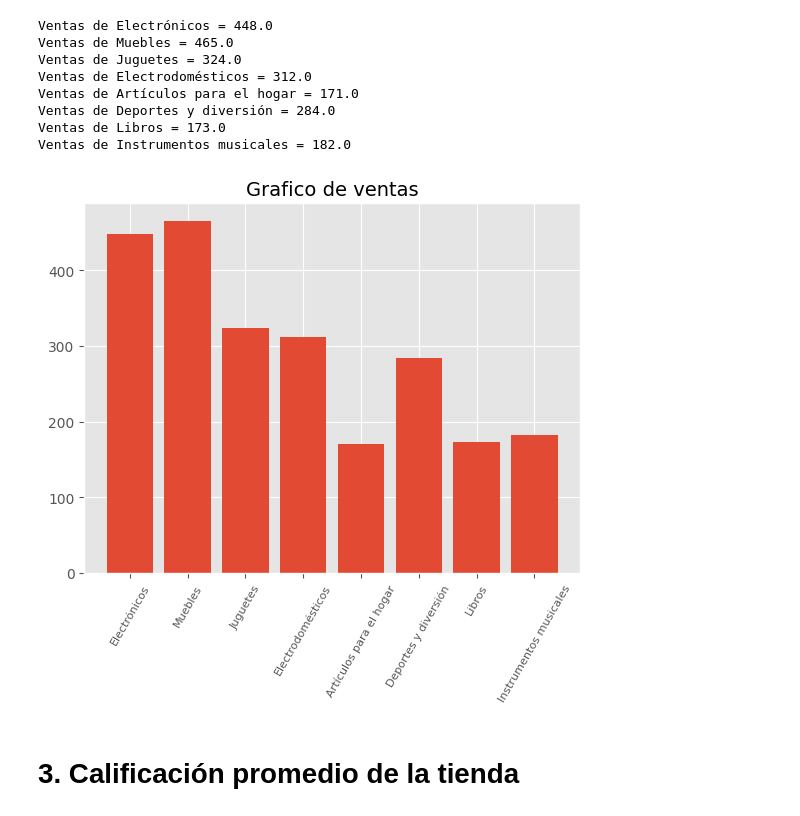
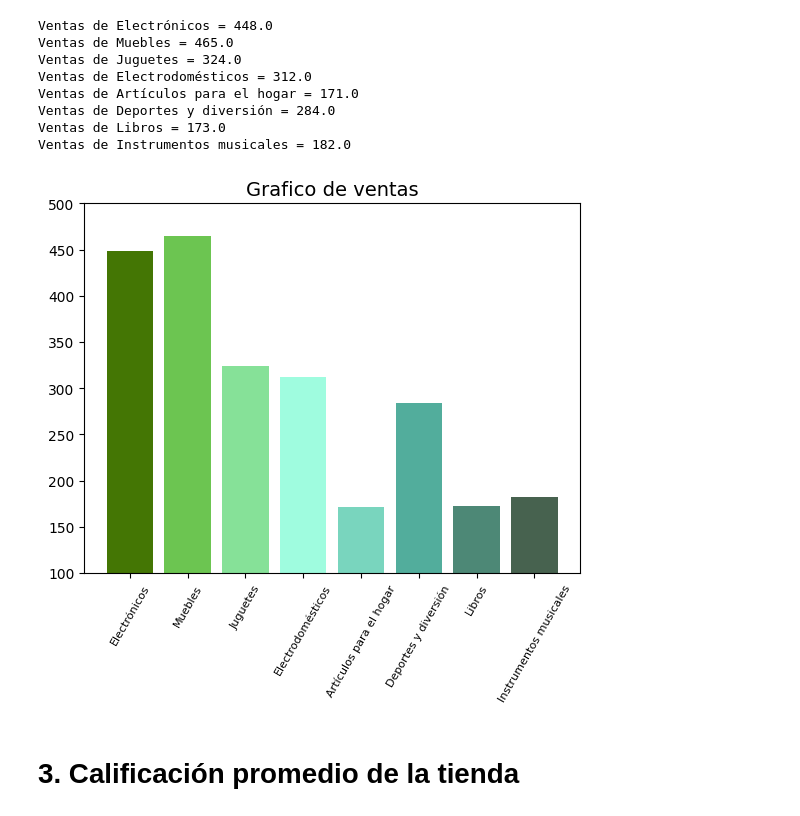
Before and after one commit to Alvaro-GF/AluraStoreProyect, a Jupyter notebook: AluraStoreProyect.ipynb, the cells around one changed output. Cells and saved outputs as stored; diff of their text form; code cells hidden in the pictures.

```diff
--- a/AluraStoreProyect.ipynb
+++ b/AluraStoreProyect.ipynb
@@ -64,18 +81,21 @@ Ventas de Instrumentos musicales = 182.0
 # %%
 def graficoDeVentas(dicVentas):
     nombreProductos =[]
     ventasProductos =[]
     for producto in dicVentas:
         nombreProductos.append(producto)
         ventasProductos.append(dicVentas[producto])
-    plt.bar(x = nombreProductos, height= ventasProductos)
+    colores = ["#447604", "#6CC551", "#86E198", "#9FFCDF", "#79D5BE", "#52AD9C", "#4D8876", "#47624F"]
+
+    plt.bar(x = nombreProductos, height= ventasProductos, color= colores)
     plt.xticks(rotation=60, fontsize = 8)
+    plt.ylim(100,500)
     plt.title("Grafico de ventas", fontsize = 14)
     plt.show()
 
 graficoDeVentas(contador(tienda, False))
 # %% [output]
-[figure, old version]
+[figure, new version]
 # %% [markdown]
 # 3. Calificación promedio de la tienda
 # %%
```
Also changed, not shown: parts of 9 cells of this notebook.
